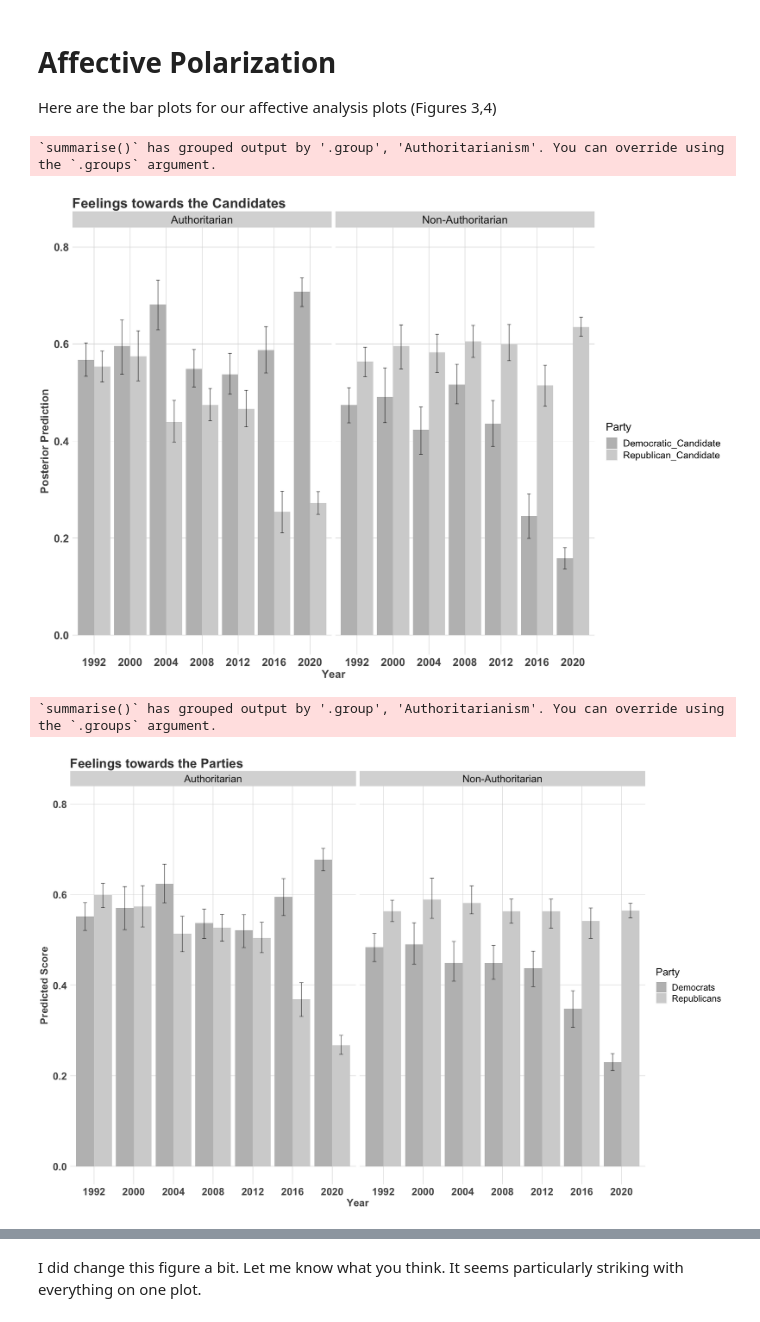
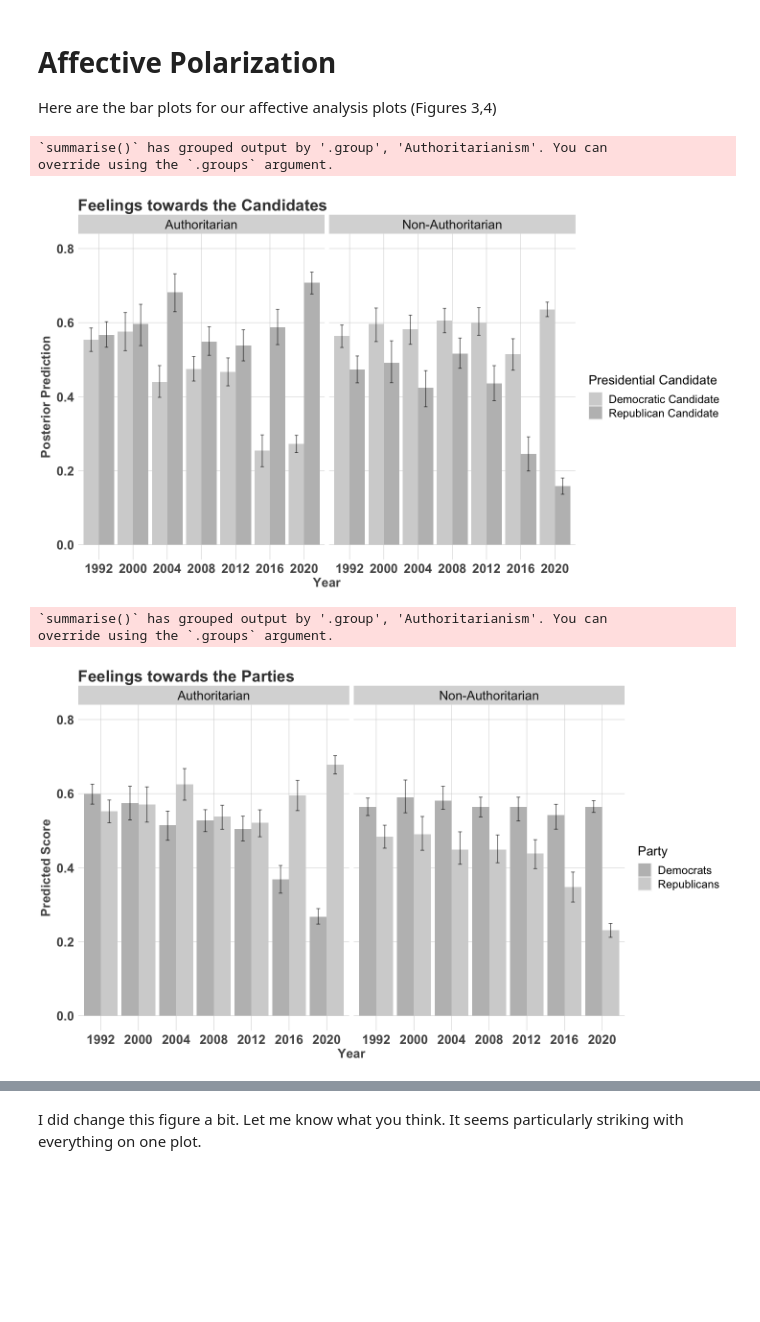
Before and after one commit to crweber9874/Authoritarianism_V2, a Jupyter notebook: analysis/cross_sectional_analysis(ch6)/post_process.ipynb, the cells around one changed output, grey strips where cells are left out. Drawn from its saved outputs; the diff is of its cells as text; code cells hidden in the pictures; blank space fills up the shorter version.

```diff
--- a/analysis/cross_sectional_analysis(ch6)/post_process.ipynb
+++ b/analysis/cross_sectional_analysis(ch6)/post_process.ipynb
@@ -362,45 +409,46 @@ model1 %>%  ggplot(aes(x = authoritarianism, group = Education, colour = as.fact
 
 Here are the bar plots for our affective analysis plots (Figures 3,4)
 # %%
-options(repr.plot.width=14, repr.plot.height=10)
+options(repr.plot.width=12, repr.plot.height=7)
 
-reps = affect[[1]]
-dems = affect[[2]]
-repc = affect[[3]]
-demc = affect[[4]]
+dems = affect[[1]]
+reps = affect[[2]]
+demc = affect[[3]]
+repc = affect[[4]]
 
 fixed_data = data[,c("party3", "authoritarianism",
                  "female", "age", "college", "income",
                  "jewish", "catholic", "other", "year")] %>% na.omit() %>%
                  mutate(authoritarianism_2 = authoritarianism*authoritarianism)  %>% group_by(year) %>% data_grid(female = mean(female), age = mean(age),
                                                       college = mean(college), income = mean(income),
                                                       catholic =  mean(catholic), jewish = mean(jewish),
                                                       other = mean(other),
                                                       authoritarianism = seq_range(authoritarianism, n = 2)) %>%
                                                       mutate(authoritarianism_2 = authoritarianism*authoritarianism)
 
 data.frame(rbind( fixed_data  %>% add_linpred_draws(reps, draws = 1000)   %>% mutate(.group = "Republicans"),
                               fixed_data  %>% add_linpred_draws(dems, draws = 1000)   %>% mutate(.group = "Democrats"),
-                              fixed_data  %>% add_linpred_draws(repc, draws = 1000)   %>% mutate(.group = "Republican_Candidate"),
-                              fixed_data  %>% add_linpred_draws(demc, draws = 1000)   %>% mutate(.group = "Democratic_Candidate"))) %>%
+                              fixed_data  %>% add_linpred_draws(repc, draws = 1000)   %>% mutate(.group = "Republican Candidate"),
+                              fixed_data  %>% add_linpred_draws(demc, draws = 1000)   %>% mutate(.group = "Democratic Candidate"))) %>%
                                mutate(Authoritarianism = recode(authoritarianism, `0` = "Non-Authoritarian", `1` = "Authoritarian")) %>%
                                 group_by(.group, Authoritarianism, year) %>%
                                 summarise(mean = quantile(.linpred, prob =0.5),
                                           min  = quantile(.linpred, prob =0.025),
                                           max  = quantile(.linpred, prob =0.975)
-                                ) %>% as_tibble() %>% filter(.group %in% c("Democratic_Candidate", "Republican_Candidate")) %>%
+                                ) %>% as_tibble() %>% filter(.group %in% c("Democratic Candidate", "Republican Candidate")) %>%
                                 ggplot(aes(x = as.factor(year), ymin = min, ymax = max, y=mean,  fill =.group), stat="identity", position=position_dodge()) +
                                 geom_bar(stat="identity", position=position_dodge())+
-                                scale_fill_manual(name="Party", values=c("gray", "lightgray"))+
+                                scale_fill_manual(name="Presidential Candidate", values=c("lightgrey", "grey"))+
                                 geom_errorbar(width=.2, position=position_dodge(0.9), alpha = 0.6) +
                                  facet_wrap(~Authoritarianism)+ggtitle("Feelings towards the Candidates") +
                                  scale_y_continuous("Posterior Prediction", limits=c(0, 0.8)) +ggtheme +
                                  scale_x_discrete("Year")
 # %% [output]
-`summarise()` has grouped output by '.group', 'Authoritarianism'. You can override using the `.groups` argument.
+`summarise()` has grouped output by '.group', 'Authoritarianism'. You can
+override using the `.groups` argument.
-[figure, old version]
+[figure, new version]
 # %%
-options(repr.plot.width=15, repr.plot.height=10)
+options(repr.plot.width=12, repr.plot.height=7)
 
 data.frame(rbind( fixed_data  %>% add_linpred_draws(reps, draws = 1000)   %>% mutate(.group = "Republicans"),
                               fixed_data  %>% add_linpred_draws(dems, draws = 1000)   %>% mutate(.group = "Democrats"),
@@ -420,5 +468,6 @@ data.frame(rbind( fixed_data  %>% add_linpred_draws(reps, draws = 1000)   %>% mu
                                  scale_y_continuous("Predicted Score", limits=c(0, 0.8)) +ggtheme +
                                  scale_x_discrete("Year")
 # %% [output]
-`summarise()` has grouped output by '.group', 'Authoritarianism'. You can override using the `.groups` argument.
+`summarise()` has grouped output by '.group', 'Authoritarianism'. You can
+override using the `.groups` argument.
-[figure, old version]
+[figure, new version]
```
Also changed, not shown: parts of 16 cells of this notebook.
